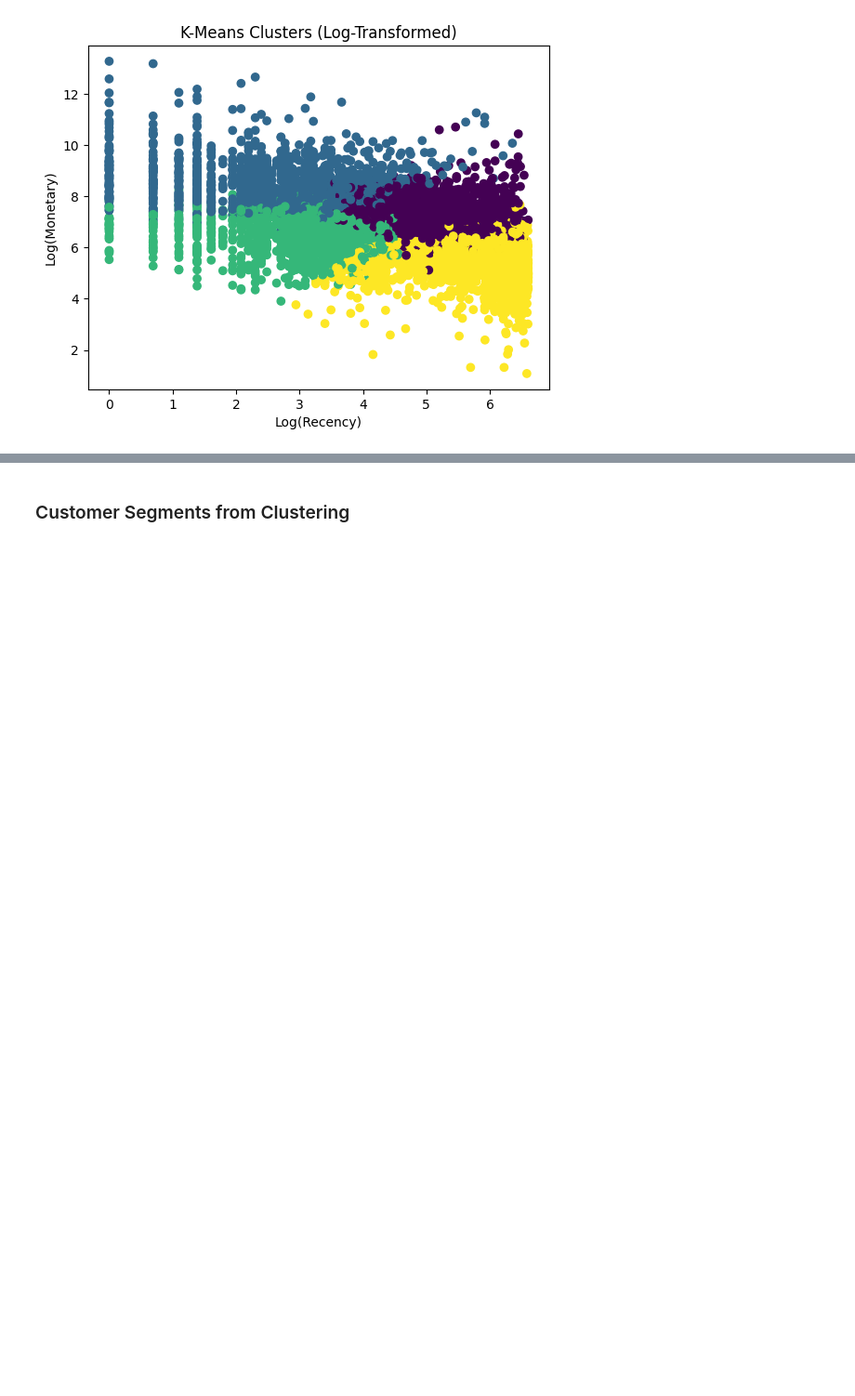
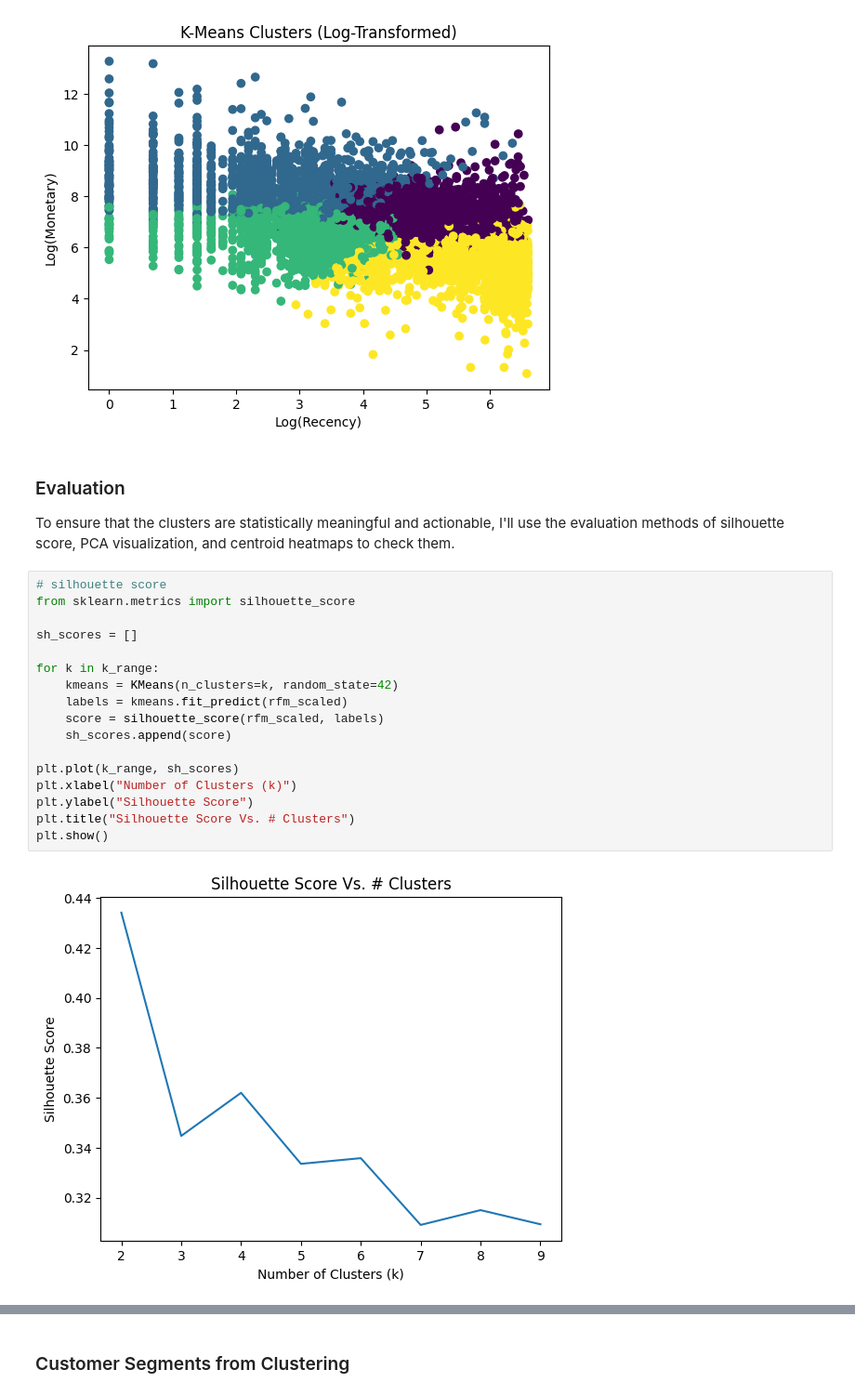
Before and after one commit to rh3mie/Online-Retail-Customer-Segmentation-Analysis, a Jupyter notebook: uci_retail_segmentation.ipynb, the cells around one changed output, grey strips where cells are left out. Shown at 93% size. Cells and saved outputs as stored; diff of their text form; blank space fills up the shorter version.

```diff
--- a/uci_retail_segmentation.ipynb
+++ b/uci_retail_segmentation.ipynb
@@ -653,3 +653,25 @@ plt.title('K-Means Clusters (Log-Transformed)')
 plt.show()
 # %% [output]
 [figure]
+# %% [markdown]
+### Evaluation
+To ensure that the clusters are statistically meaningful and actionable, I'll use the evaluation methods of silhouette score, PCA visualization, and centroid heatmaps to check them.
+# %%
+# silhouette score
+from sklearn.metrics import silhouette_score
+
+sh_scores = []
+
+for k in k_range:
+    kmeans = KMeans(n_clusters=k, random_state=42)
+    labels = kmeans.fit_predict(rfm_scaled)
+    score = silhouette_score(rfm_scaled, labels)
+    sh_scores.append(score)
+
+plt.plot(k_range, sh_scores)
+plt.xlabel("Number of Clusters (k)")
+plt.ylabel("Silhouette Score")
+plt.title("Silhouette Score Vs. # Clusters")
+plt.show()
+# %% [output]
+[figure, added]
```
Also changed, not shown: parts of 3 cells of this notebook, 3 other files.
